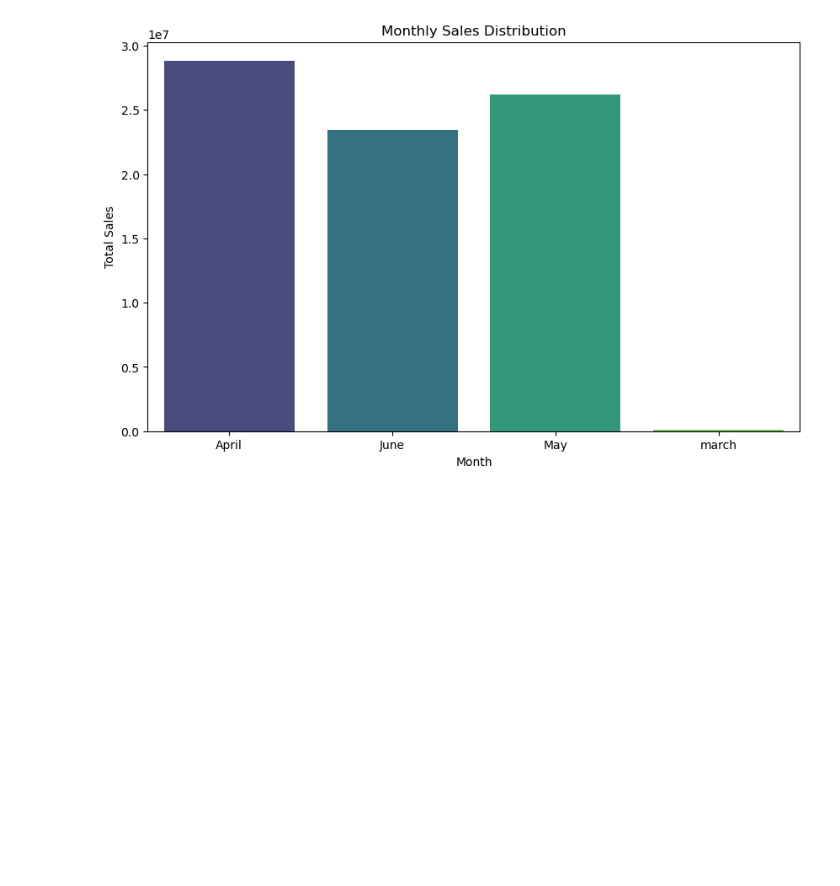
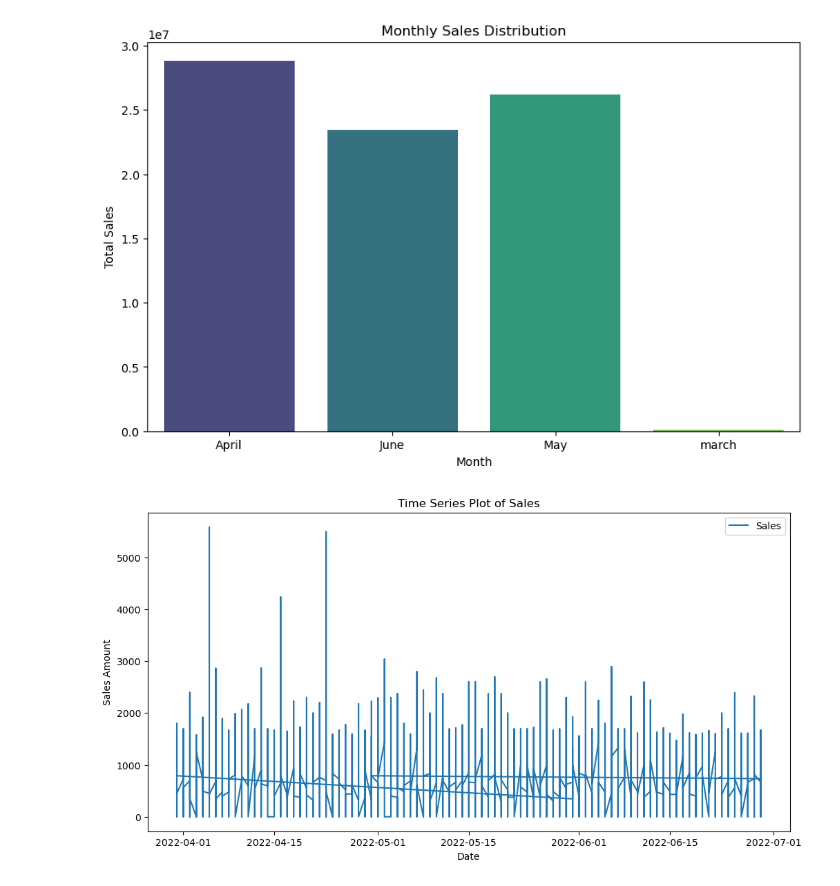
Before and after one commit to alfreddcm/dataanal, a Jupyter notebook: amazon-e-commerce-sales-dataset.ipynb, the cells around one changed output. Cells and saved outputs as stored; diff of their text form; code cells hidden in the pictures; blank space fills up the shorter version.

```diff
--- a/amazon-e-commerce-sales-dataset.ipynb
+++ b/amazon-e-commerce-sales-dataset.ipynb
@@ -197,4 +186,6 @@ data.head()
 | 3 | 403-9615377-8133951 | 04-30-22 | Cancelled | Merchant | Standard | J0341 | J0341-DR-L | Western Dress | L | ... |
 | 4 | 407-1069790-7240320 | 04-30-22 | Shipped | Amazon | Expedited | JNE3671 | JNE3671-TU-XXXL | Top | 3XL | ... |
 # %%
-data['Date'] = pd.to_datetime(data['Date'], format='%Y-%m-%d')  # Adjust the format based on your data
+data['Date'] = pd.to_datetime(data['Date'], format='%m-%d-%y')
+data['month'] = data['Date'].dt.month
+data['month'].unique()
@@ -235,3 +224,22 @@ plt.ylabel('Total Sales')
 plt.show()
 # %% [output]
 [figure]
+# %%
+
+# Assuming your time series data is in the 'Date' and 'Amount' columns
+# Make sure your 'Date' column is in datetime format
+data['Date'] = pd.to_datetime(data['Date'], format='%Y-%m-%d')
+data.set_index('Date', inplace=True)
+# %%
+#Trend Analysis:
+#Plot the Time Series:
+
+plt.figure(figsize=(12, 6))
+plt.plot(data['Amount'], label='Sales')
+plt.title('Time Series Plot of Sales')
+plt.xlabel('Date')
+plt.ylabel('Sales Amount')
+plt.legend()
+plt.show()
+# %% [output]
+[figure, added]
```
Also changed, not shown: parts of 14 cells of this notebook, 1 other file.
